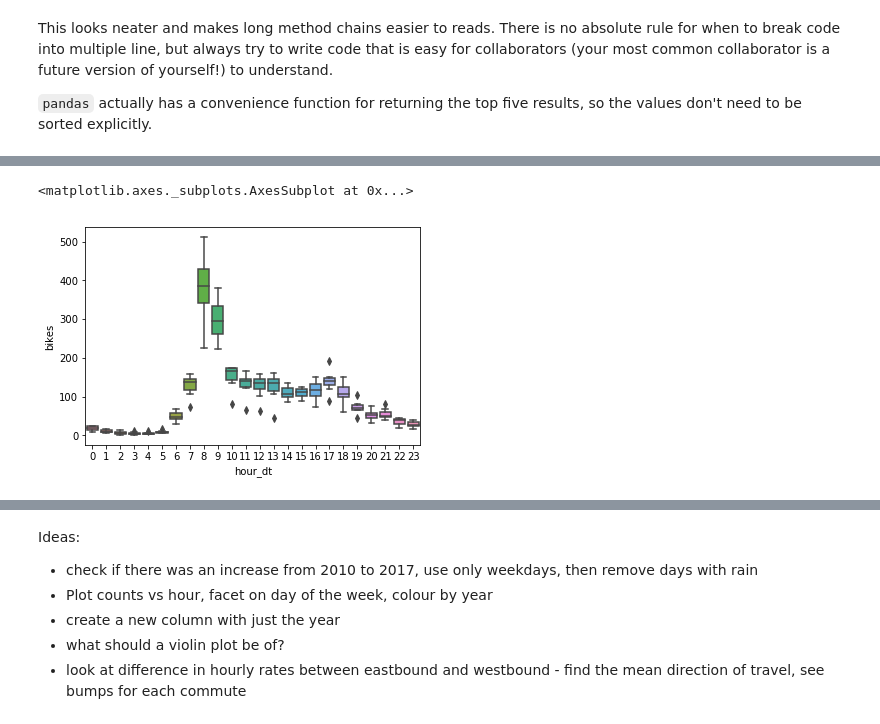
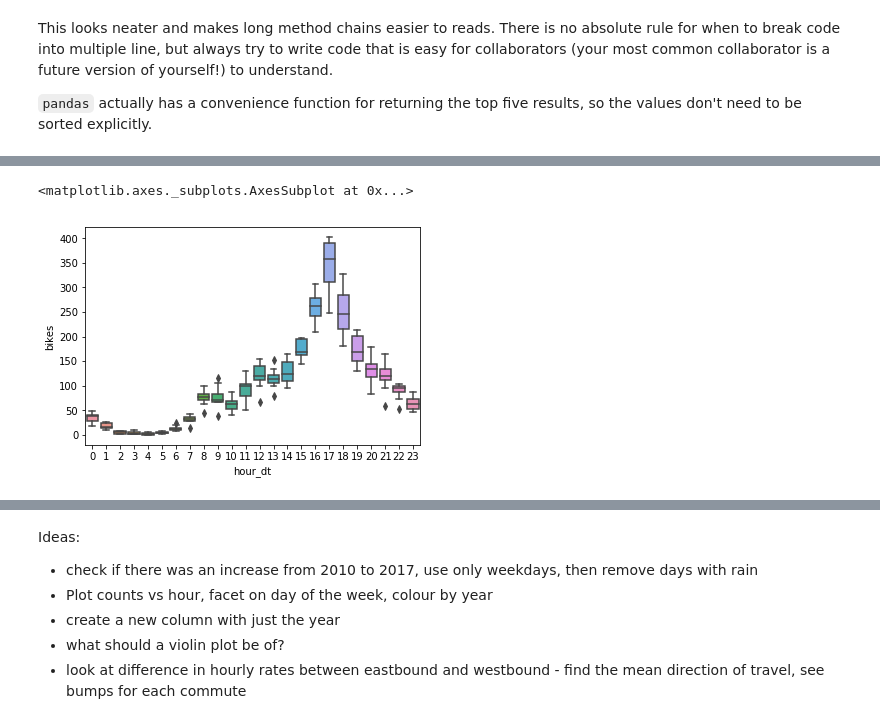
Before and after one commit to mbonsma/python-workshop, a Jupyter notebook: python-workshop.ipynb, the cells around one changed output, grey strips where cells are left out. Drawn from its saved outputs; the diff is of its cells as text; code cells hidden in the pictures.

Commit message:
continue changing to bike counts dataset, try a few plots

```diff
--- a/python-workshop.ipynb
+++ b/python-workshop.ipynb
@@ -1055,8 +1316,8 @@ bike_counts_weekdays = bike_counts.loc[(bike_counts['day_of_week'] != "Saturday"
 # %%
-sns.boxplot(x='hour_dt', y='bikes', data=bike_counts_weekdays[bike_counts_weekdays['direction'] == 'Eastbound'])
+sns.boxplot(x='hour_dt', y='bikes', data=bike_counts_weekdays[bike_counts_weekdays['direction'] == 'Westbound'])
 # %% [output]
 <matplotlib.axes._subplots.AxesSubplot at 0x...>
-[figure, old version]
+[figure, new version]
 # %%
 bike_counts_weekdays.groupby(['year','day_of_week'])
 # %% [output]
```
Also changed, not shown: parts of 80 cells of this notebook.
